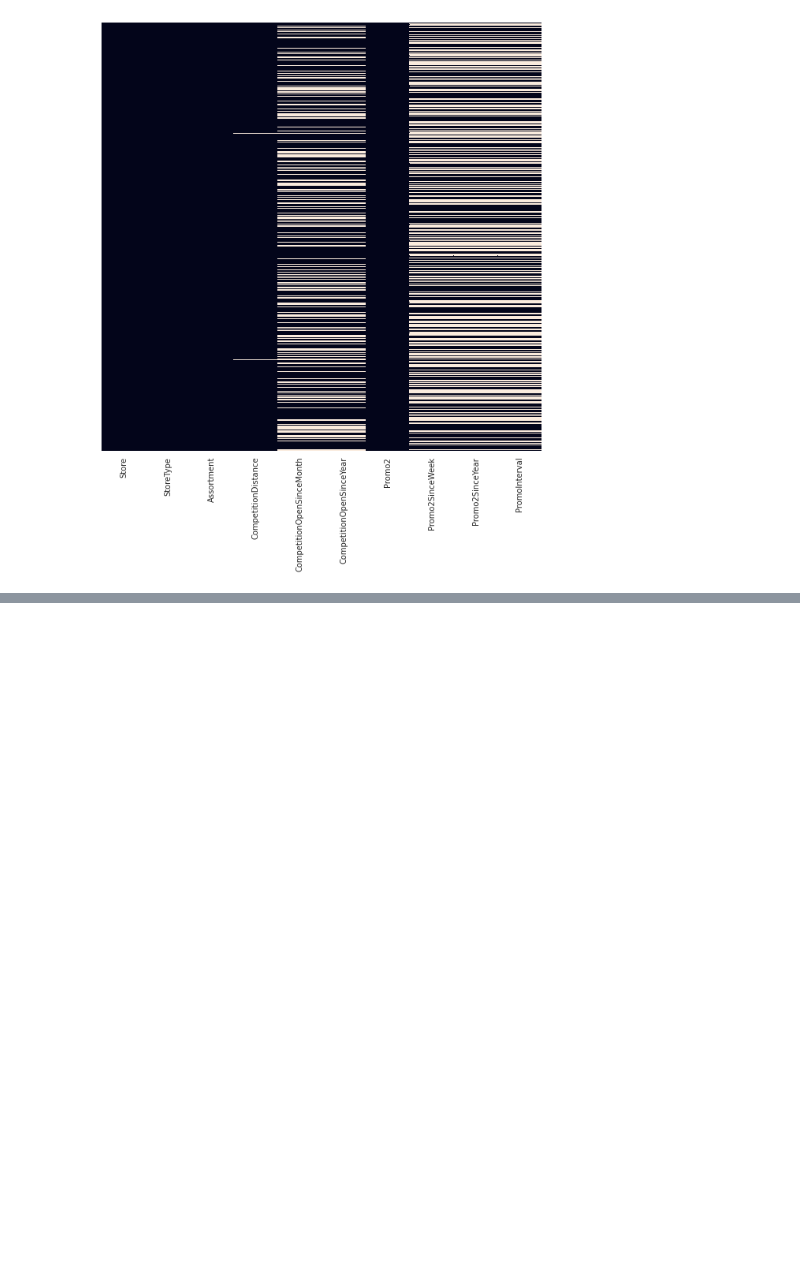
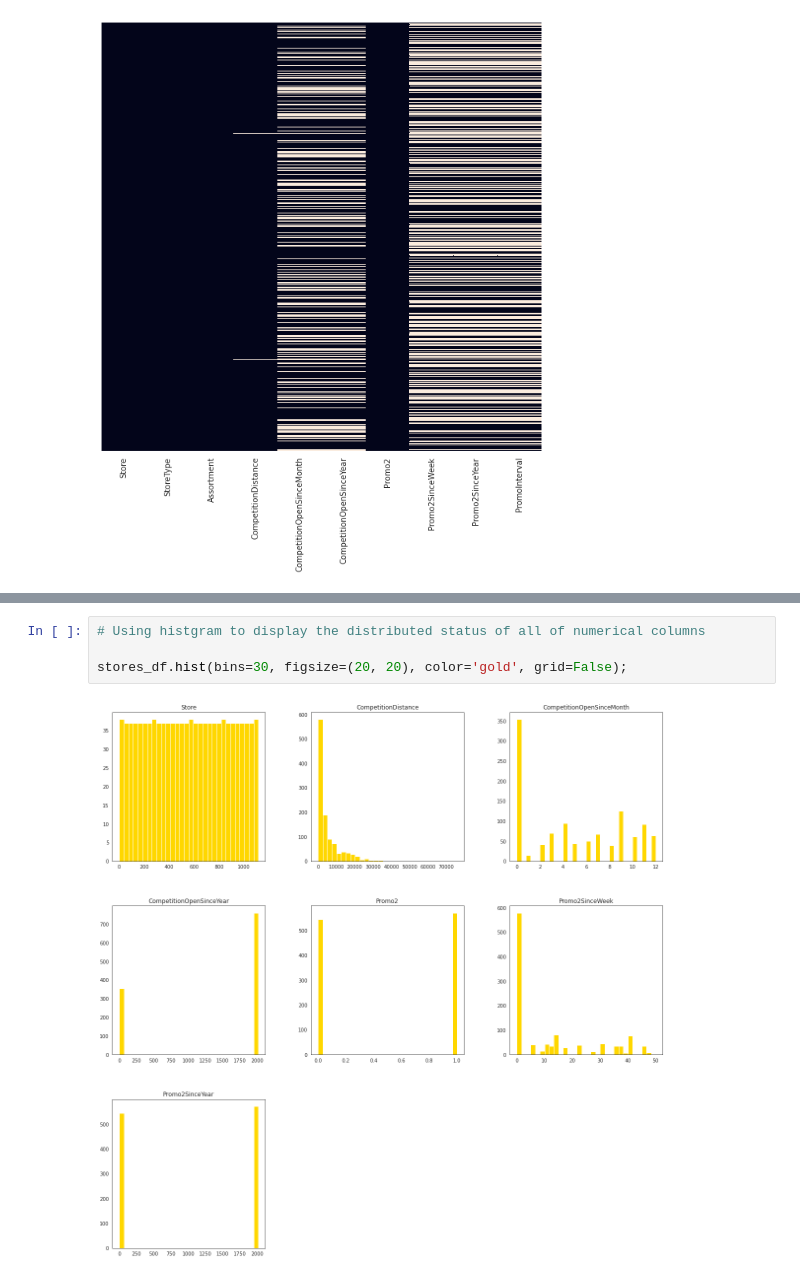
Before and after one commit to ZhuoquanChen/Data-Science-Projects, a Jupyter notebook: Future_Sales__Forecasting.ipynb, the cells around one changed output, grey strips where cells are left out. Saved outputs shown, nothing was run; the diff lists cells and outputs as text; blank space fills up the shorter version.

```diff
--- a/Future_Sales__Forecasting.ipynb
+++ b/Future_Sales__Forecasting.ipynb
@@ -289,0 +369,6 @@ sns.heatmap(stores_df.isnull(), yticklabels=False, cbar=False);
+# %%
+# Using histgram to display the distributed status of all of numerical columns
+
+stores_df.hist(bins=30, figsize=(20, 20), color='gold', grid=False);
+# %% [output]
+[figure, added]
```
Also changed, not shown: parts of 27 cells of this notebook.
